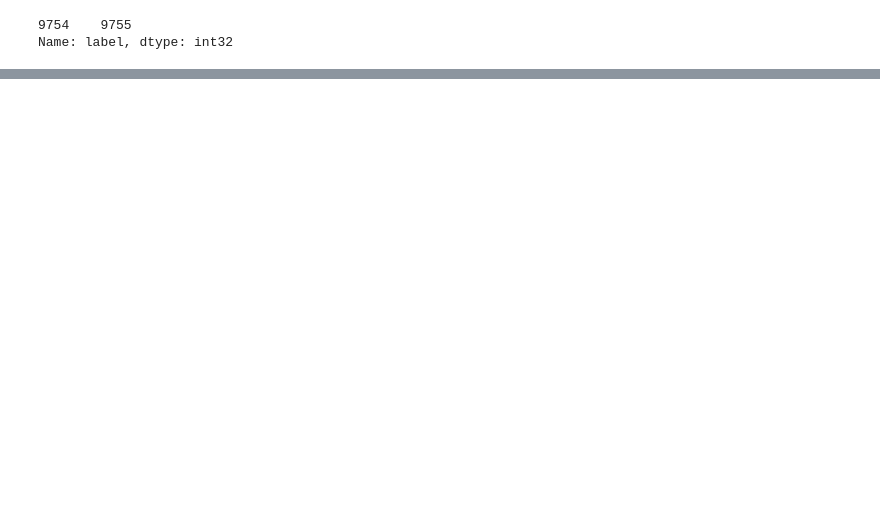
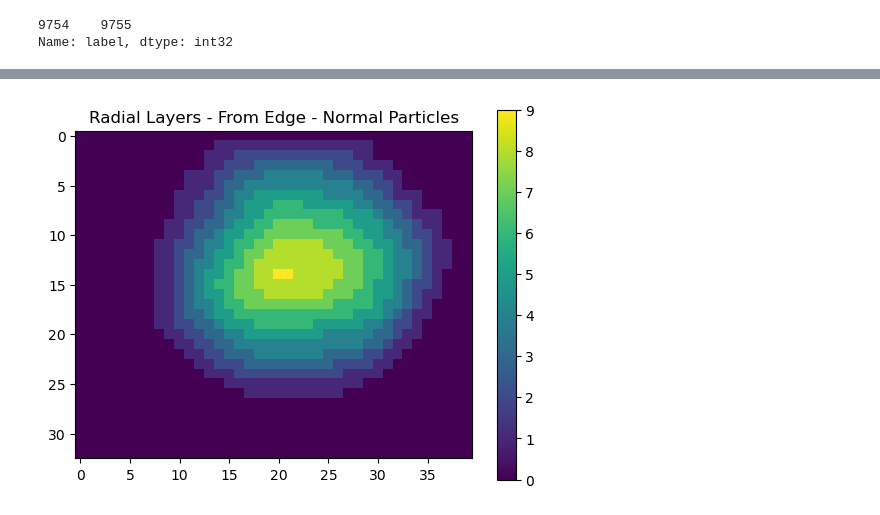
Before and after one commit to MaPhewJ/EIL_image_processing, a Jupyter notebook: GRAPES_example.ipynb, the cells around one changed output, grey strips where cells are left out. Saved outputs shown, nothing was run; the diff lists cells and outputs as text; code cells hidden in the pictures; blank space fills up the shorter version.

```diff
--- a/GRAPES_example.ipynb
+++ b/GRAPES_example.ipynb
@@ -212,0 +215,7 @@ plt.show()
+# %%
+plt.imshow(np.array(grapes_analysis_1['GRAPES_distance_transform'][1])[0][15], cmap = 'viridis')
+plt.title('Radial Layers - From Edge - Normal Particles')
+color_bar = plt.colorbar()
+plt.show()
+# %% [output]
+[figure, added]
```
Also changed, not shown: parts of 10 cells of this notebook.
